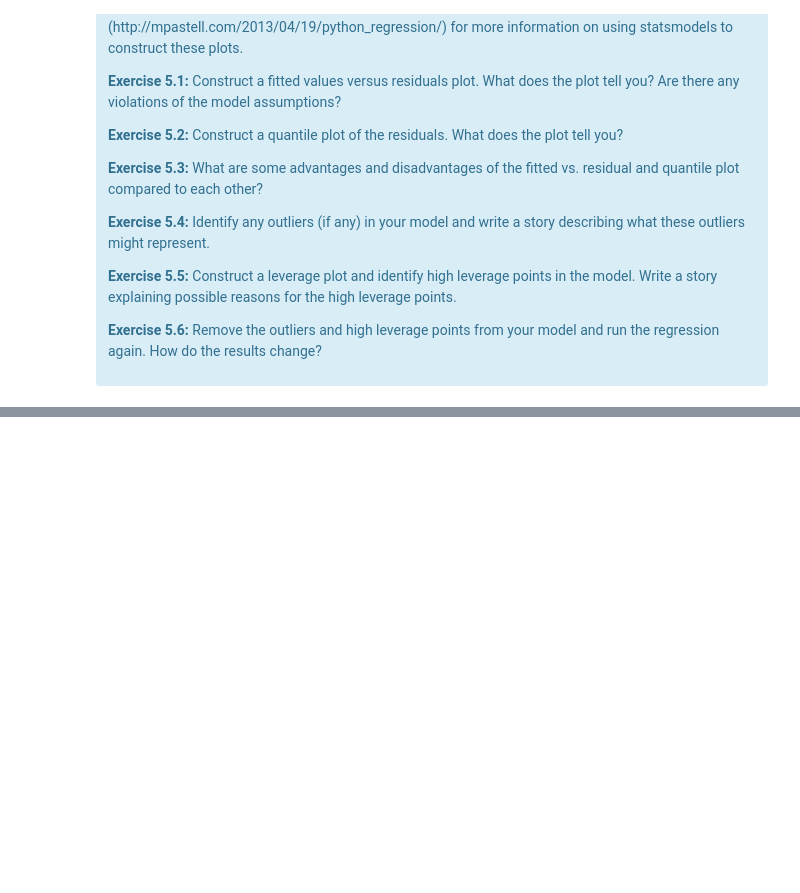
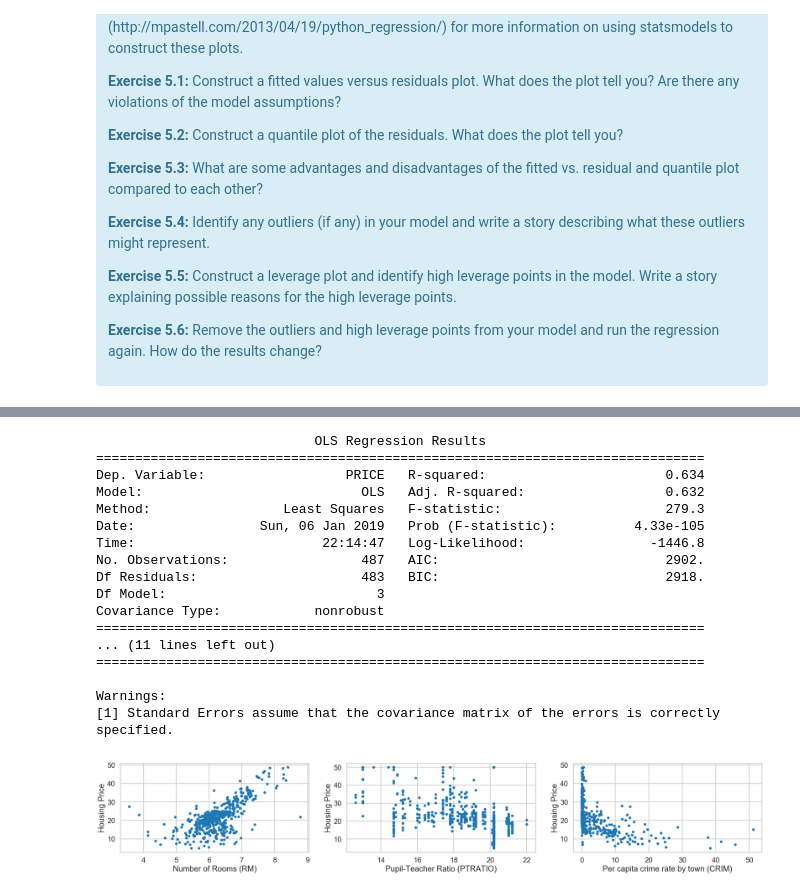
Before and after one commit to dustinrapp/Capstone_Springboard_Intermediate_Python, a Jupyter notebook: Assignments/Mini_Project_Linear_Regression_dr.ipynb, the cells around one changed output, grey strips where cells are left out. Cells and saved outputs as stored; diff of their text form; code cells hidden in the pictures; blank space fills up the shorter version.

```diff
--- a/Assignments/Mini_Project_Linear_Regression_dr.ipynb
+++ b/Assignments/Mini_Project_Linear_Regression_dr.ipynb
@@ -1048,0 +1148,45 @@ Text(0,0.5,'Fitted Value')
+# %%
+bos2 = bos.copy()
+bos2.CRIM[380] = np.NaN
+bos2.CRIM[405] = np.NaN
+bos2.CRIM[418] = np.NaN
+bos2.PRICE[bos2.PRICE == 50] = np.NaN
+#bos2.dropna()
+
+fig = plt.figure(figsize=(35,5))
+fig.subplots_adjust(hspace=0.2, wspace=0.2)
+plt.subplot(1,3,1)
+plt.scatter(bos2.RM, bos2.PRICE,  linestyle = 'None', marker = '.')
+plt.xlabel("Number of Rooms (RM)")
+plt.ylabel("Housing Price")
+plt.subplot(1,3,2)
+plt.scatter(bos2.PTRATIO,bos.PRICE, linestyle = 'None', marker = '.')
+plt.xlabel("Pupil-Teacher Ratio (PTRATIO)")
+plt.ylabel("Housing Price")
+plt.subplot(1,3,3)
+plt.scatter(bos2.CRIM,bos2.PRICE, linestyle = 'None', marker = '.')
+plt.xlabel("Per capita crime rate by town (CRIM)")
+plt.ylabel("Housing Price")
+#plt.title("Relationship between CRIM and Price")
+
+fitted_bos2 = ols('PRICE ~ PTRATIO + CRIM + RM',bos2).fit()
+print(fitted_bos2.summary())
+# %% [output]
+                            OLS Regression Results
+==============================================================================
+Dep. Variable:                  PRICE   R-squared:                       0.634
+Model:                            OLS   Adj. R-squared:                  0.632
+Method:                 Least Squares   F-statistic:                     279.3
+Date:                Sun, 06 Jan 2019   Prob (F-statistic):          4.33e-105
+Time:                        22:14:47   Log-Likelihood:                -1446.8
+No. Observations:                 487   AIC:                             2902.
+Df Residuals:                     483   BIC:                             2918.
+Df Model:                           3
+Covariance Type:            nonrobust
+==============================================================================
+... (11 lines left out)
+==============================================================================
+
+Warnings:
+[1] Standard Errors assume that the covariance matrix of the errors is correctly specified.
+[figure, added]
```
Also changed, not shown: parts of 44 cells of this notebook, 3 other files.
